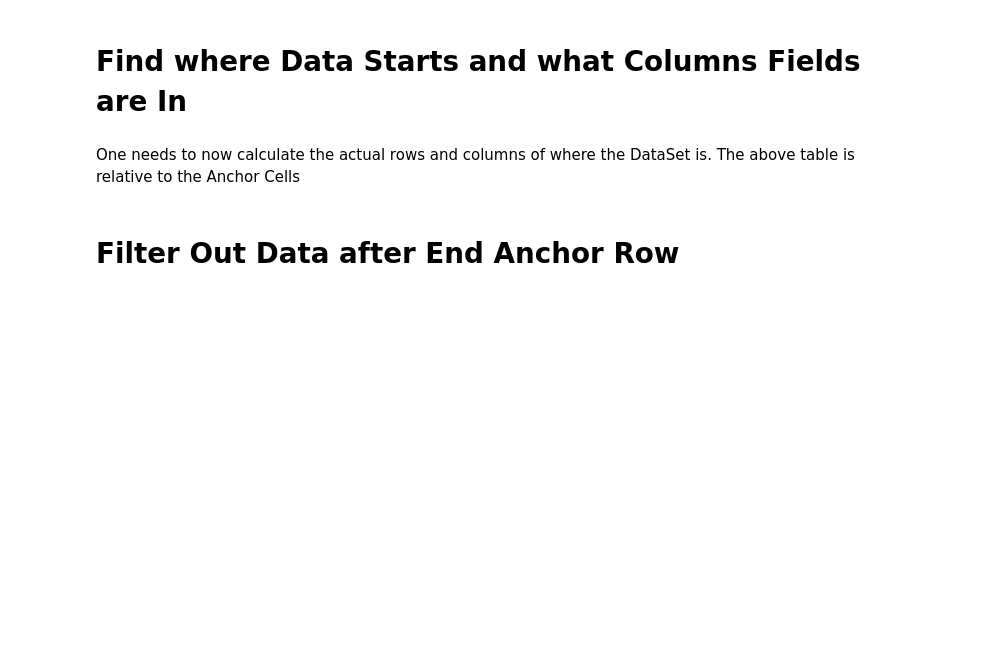
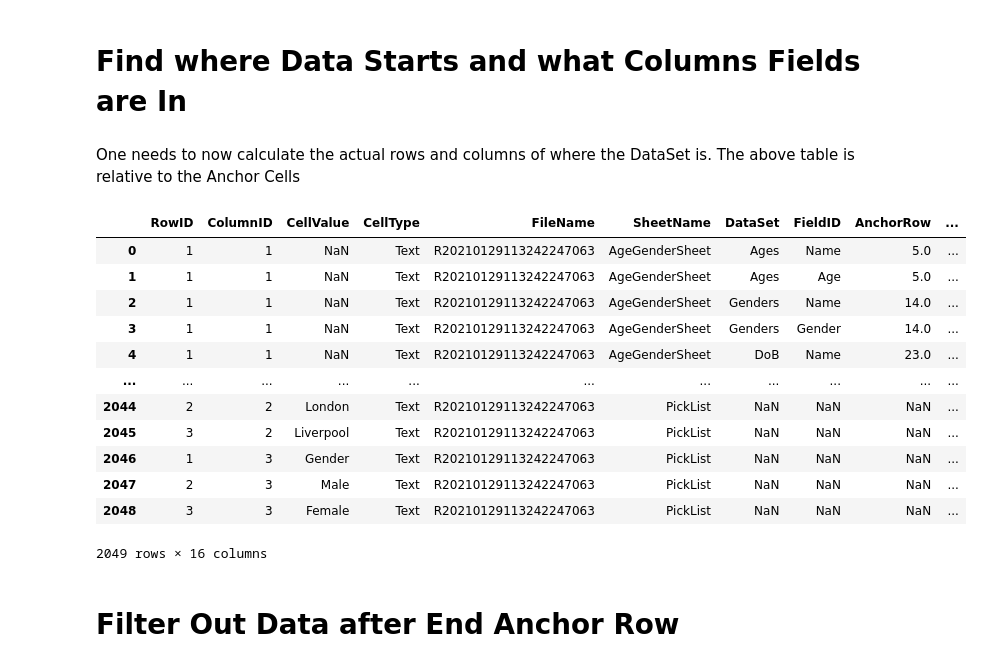
Before and after one commit to andrewcgaitskell/excel-extractor, a Jupyter notebook: DataPipeline.ipynb, the cells around one changed output. Saved outputs shown, nothing was run; the diff lists cells and outputs as text; code cells hidden in the pictures; blank space fills up the shorter version.

```diff
--- a/DataPipeline.ipynb
+++ b/DataPipeline.ipynb
@@ -485,7 +537,7 @@ End anchors are where a dataset finishes. Probably at the next Start Anchor.
 This does mean that blank rows are validated and one needs to filter these out later.
 # %%
 endanchors = pd.DataFrame()
-endanchors = pd.DataFrame(DataSetDF, columns=['DataSet', 'SheetName', 'ReferenceTextEnd'])
+endanchors = pd.DataFrame(Datasets, columns=['DataSet', 'SheetName', 'ReferenceTextEnd'])
 endanchors = endanchors.rename(columns={"ReferenceTextEnd": "CellValue"})
 endanchors = endanchors.drop_duplicates()
 endanchors.head()
@@ -495,7 +555,7 @@ endanchors.head()
 Now we look for the start and finish anchor cells for each dataset.
 # %%
 findstartanchors = pd.DataFrame()
-findstartanchors = pd.merge(startanchors, fullcelldfstage, on=['SheetName', 'CellValue'])
+findstartanchors = pd.merge(startanchors, fullcelldb, on=['SheetName', 'CellValue'])
 findstartanchors = findstartanchors.rename(columns={"RowID": "AnchorRow", "ColumnID": "AnchorColumn"})
 findstartanchors = pd.DataFrame(findstartanchors, columns=['DataSet', 'SheetName', 'AnchorRow', 'AnchorColumn'])
 findstartanchors.head()
@@ -505,7 +572,7 @@ findstartanchors.head()
 Some datasets have no finish anchors as they are the last table in the sheet.
 # %%
 findendanchors = pd.DataFrame()
-findendanchors = pd.merge(endanchors, fullcelldfstage, on=['SheetName', 'CellValue'])
+findendanchors = pd.merge(endanchors, fullcelldb, on=['SheetName', 'CellValue'])
 findendanchors = findendanchors.rename(columns={"RowID": "EndRow"})
 findendanchors = findendanchors[findendanchors.CellValue.notnull()]
 findendanchors = pd.DataFrame(findendanchors, columns=['DataSet', 'SheetName', 'EndRow'])
@@ -526,7 +604,7 @@ The DataSet defines where the DataSets can be found from the Start Anchor Cells
 The following joins the found cells with the DataSet map.
 # %%
 datasetmap = pd.DataFrame()
-datasetmap = pd.merge(DataSetDF, anchors, on=['DataSet', 'SheetName'], how='left')
+datasetmap = pd.merge(Datasets, anchors, on=['DataSet', 'SheetName'], how='left')
 datasetmap = pd.DataFrame(datasetmap,
                           columns=['DataSet', 'SheetName', 'FieldID',
                                    'AnchorRow', 'AnchorColumn','EndRow',
@@ -544,9 +629,24 @@ The above table is relative to the Anchor Cells
 # %%
 datasetmap['StartRow'] = datasetmap['AnchorRow'] + datasetmap['RowFromReferenceText']
 datasetmap['FieldColumn'] = datasetmap['AnchorColumn'] + datasetmap['ColumnFromReferenceText']
 dataset = pd.DataFrame()
-dataset = pd.merge(fullcelldfstage, datasetmap, on=['SheetName'], how='left')
+dataset = pd.merge(fullcelldb, datasetmap, on=['SheetName'], how='left')
 ## the above may seem a cartesian join and may need to be looked at if this slows the process down
+dataset
+# %% [output]
+|  | RowID | ColumnID | CellValue | CellType | FileName | SheetName | DataSet | FieldID | AnchorRow | ... |
+| 0 | 1 | 1 | NaN | Text | R20210129113242247063 | AgeGenderSheet | Ages | Name | 5.0 | ... |
+| 1 | 1 | 1 | NaN | Text | R20210129113242247063 | AgeGenderSheet | Ages | Age | 5.0 | ... |
+| 2 | 1 | 1 | NaN | Text | R20210129113242247063 | AgeGenderSheet | Genders | Name | 14.0 | ... |
+| 3 | 1 | 1 | NaN | Text | R20210129113242247063 | AgeGenderSheet | Genders | Gender | 14.0 | ... |
+| 4 | 1 | 1 | NaN | Text | R20210129113242247063 | AgeGenderSheet | DoB | Name | 23.0 | ... |
+| ... | ... | ... | ... | ... | ... | ... | ... | ... | ... | ... |
+| 2044 | 2 | 2 | London | Text | R20210129113242247063 | PickList | NaN | NaN | NaN | ... |
+| 2045 | 3 | 2 | Liverpool | Text | R20210129113242247063 | PickList | NaN | NaN | NaN | ... |
+| 2046 | 1 | 3 | Gender | Text | R20210129113242247063 | PickList | NaN | NaN | NaN | ... |
+| 2047 | 2 | 3 | Male | Text | R20210129113242247063 | PickList | NaN | NaN | NaN | ... |
+| 2048 | 3 | 3 | Female | Text | R20210129113242247063 | PickList | NaN | NaN | NaN | ... |
+2049 rows × 16 columns
 # %% [markdown]
 # Filter Out Data after End Anchor Row
 # %%
```
Also changed, not shown: parts of 17 cells of this notebook.
